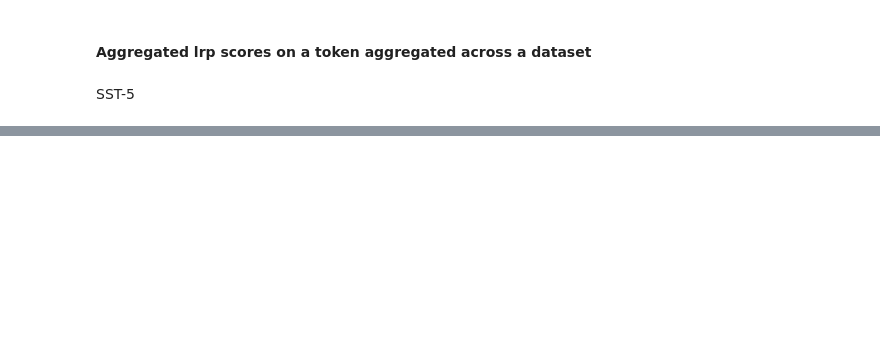
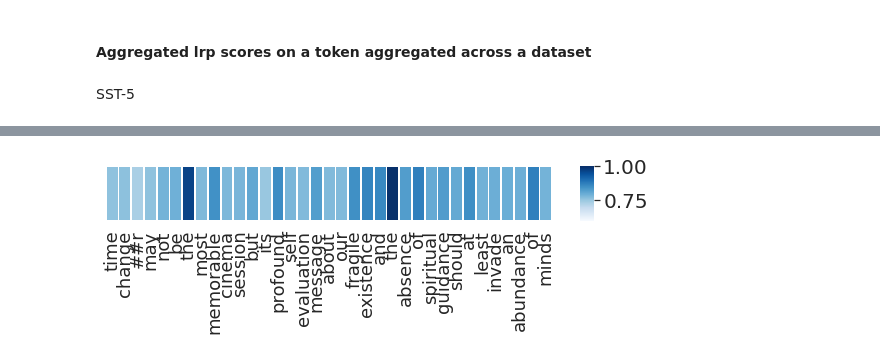
Before and after one commit to frankaging/BERT-LRP, a Jupyter notebook: code/notebook/lrp_visualize.ipynb, the cells around one changed output, grey strips where cells are left out. Saved outputs shown, nothing was run; the diff lists cells and outputs as text; code cells hidden in the pictures; blank space fills up the shorter version.

```diff
--- a/code/notebook/lrp_visualize.ipynb
+++ b/code/notebook/lrp_visualize.ipynb
@@ -58,7 +63,7 @@ import operator
 # which is sufficient for most of tasks by using lower batch size.
 IS_CUDA = False
 if IS_CUDA:
-    CUDA_DEVICE = "cuda:5"
+    CUDA_DEVICE = "cuda:2"
     device = torch.device(CUDA_DEVICE)
     n_gpu = torch.cuda.device_count()
     logger.info("device %s in total n_gpu %d distributed training", device, n_gpu)
@@ -71,24 +76,20 @@ else:
 # %% [markdown]
 #### Indicate your folders
 # %%
+lrp_data_dir = "../../results"
+vocab_data_dir = "../../models/BERT-Google/vocab.txt"
+
 TASK_NAME = "SST5"
-DATA_DIR = "../../data/dataset/SST5/"
+DATA_DIR = "../../datasets/SST5/"
 
 # "../../data/uncased_L-12_H-768_A-12/" is for the default BERT-base pretrain
-BERT_PATH = "../../data/uncased_L-12_H-768_A-12/"
-MODEL_PATH = "../../results/" + TASK_NAME + "/checkpoint.bin"
+BERT_PATH = "../../models/BERT-Google/"
+MODEL_PATH = "../../results/" + TASK_NAME + "/best_checkpoint.bin"
 EVAL_BATCH_SIZE = 24 # you can tune this down depends on GPU you have.
 
 # This loads the task processor for you.
 processors = {
-    "IMDb":IMDb_Processor,
-    "SemEval":SemEval_Processor,
-    "SST5":SST5_Processor,
-    "SST2":SST2_Processor,
-    "SST3":SST3_Processor,
-    "Yelp5":Yelp5_Processor,
-    "Yelp2":Yelp2_Processor,
-    "AdvSA":AdvSA_Processor
+    "SST5":SST5_Processor
 }
 
 processor = processors[TASK_NAME]()
@@ -158,13 +161,12 @@ pred_logits = []
 actual = []
 
 lrp_scores = []
+lat_scores = []
 inputs_ids = []
 seqs_lens = []
 
 # we don't need gradient in this case.
-for step, batch in enumerate(tqdm(test_dataloader, desc="Iteration")):
-    if torch.cuda.is_available():
-        torch.cuda.empty_cache()
+for _, batch in enumerate(tqdm(test_dataloader, desc="Iteration")):
     input_ids, input_mask, segment_ids, label_ids, seq_lens = batch
     # truncate to save space and computing resource
     max_seq_lens = max(seq_lens)[0]
@@ -179,7 +181,7 @@ for step, batch in enumerate(tqdm(test_dataloader, desc="Iteration")):
     seq_lens = seq_lens.to(device)
 
     # intentially with gradient
-    tmp_test_loss, logits = \
+    tmp_test_loss, logits, all_encoder_attention_scores, embedding_output = \
         model(input_ids, segment_ids, input_mask, seq_lens,
                 device=device, labels=label_ids)
 
@@ -198,7 +200,8 @@ for step, batch in enumerate(tqdm(test_dataloader, desc="Iteration")):
     # for gradient
 
     # for attention only tracing
-
+    attention_scores = lat(all_encoder_attention_scores)
+    lat_scores.append(attention_scores)
 
     logits = F.softmax(logits, dim=-1)
     logits = logits.detach().cpu().numpy()
@@ -232,5 +235,7 @@ lrp_state_dict = dict()
 lrp_state_dict["lrp_scores"] = lrp_scores
 lrp_state_dict["inputs_ids"] = inputs_ids
 lrp_state_dict["seqs_lens"] = seqs_lens
-logger.info("***** Finish LRP *****")
+lrp_state_dict["lat_scores"] = lat_scores
+
+logger.info("***** Finish Attribution Backouts *****")
 # %% [output]
@@ -279 +315,7 @@ word_lrp_list.sort(key = lambda x: x[1], reverse=True)
+# %%
+word_dict_scores, word_list_scores, sentence_lrp = \
+    load_attribution_scores(vocab_data_dir,
+                            lrp_state_dict["inputs_ids"],
+                            lrp_state_dict["seqs_lens"],
+                            lrp_state_dict["lat_scores"])
 # %%
@@ -370,0 +387,3 @@ filter_word_lrp[-20:]
+# %%
+heatmap_viz(sentence_lrp[300], vmin=0.6, vmax=1)
+# %% [output]
@@ -370,0 +391 @@ filter_word_lrp[-20:]
+[figure, added]
```
Also changed, not shown: parts of 13 cells of this notebook, 1 other file.
